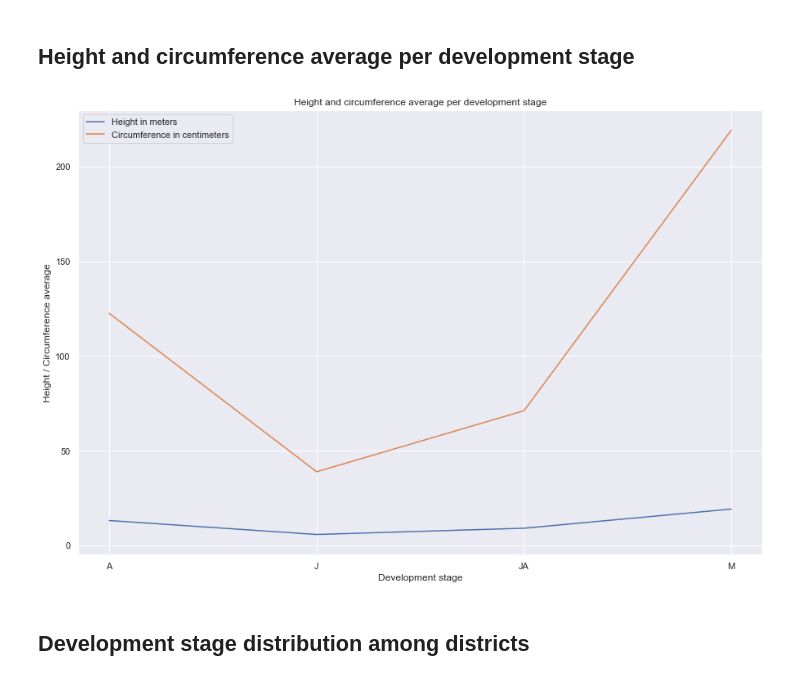
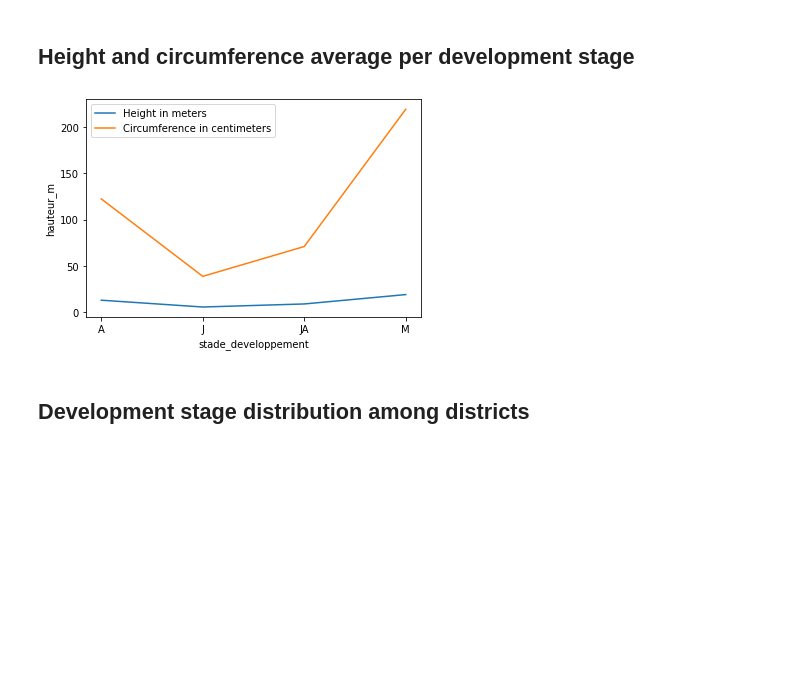
Before and after one commit to lynda-trad/Paris-Trees, a Jupyter notebook: Trees-of-Paris.ipynb, the cells around one changed output. Drawn from its saved outputs; the diff is of its cells as text; code cells hidden in the pictures; blank space fills up the shorter version.

```diff
--- a/Trees-of-Paris.ipynb
+++ b/Trees-of-Paris.ipynb
@@ -106,0 +148,6 @@ data = data.drop_duplicates()
+# %%
+circum_median = data['circonference_cm'].median()
+height_median = data['hauteur_m'].median()
+
+data['circonference_cm'] = data['circonference_cm'].fillna(circum_median)
+data['hauteur_m'] = data['hauteur_m'].fillna(height_median)
@@ -363,25 +411,32 @@ plt.show()
 # %% [markdown]
 ## Height and circumference average per development stage
 # %%
-fig,ax = plt.subplots()
+# fig,ax = plt.subplots()
 sub = data.groupby(['stade_developpement'], dropna=True)['hauteur_m', 'circonference_cm'].mean().reset_index()
+
 ax1 = sns.lineplot(data=sub,
                   x='stade_developpement',
                   y='hauteur_m',
                   label='Height in meters')
 
 ax2 = sns.lineplot(data=sub,
                   x='stade_developpement',
                   y='circonference_cm',
                   label='Circumference in centimeters')
 
 ax.set(xlabel='Development stage',
        ylabel = 'Height / Circumference average',
        title='Height and circumference average per development stage')
-
+"""
+h_c_dev_hist = sns.histplot(data=sub,
+                            x='stade_developpement',
+                            y=['circonference_cm', 'hauteur_m'],
+                            multiple="stack"
+                           )
+"""
 plt.show()
 # %% [output]
-[figure, old version]
+[figure, new version]
 # %% [markdown]
 ## Development stage distribution among districts
 # %%
```
Also changed, not shown: parts of 17 cells of this notebook, 1 other file.
